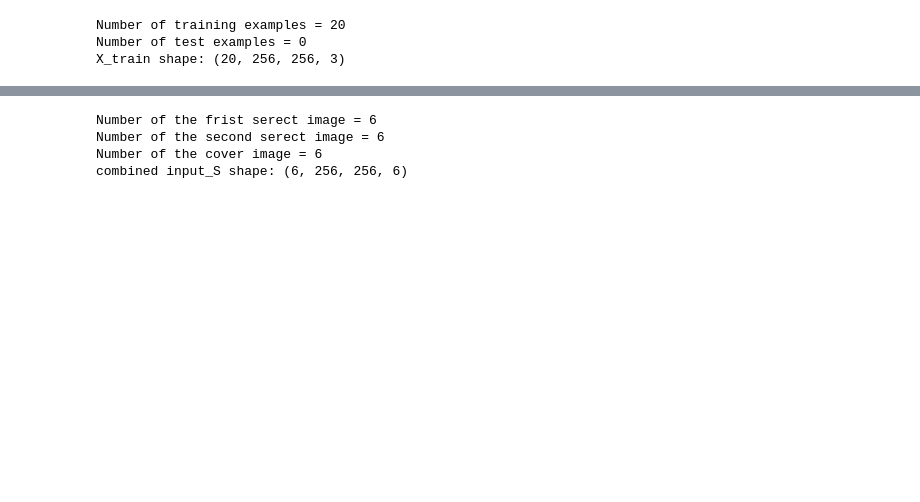
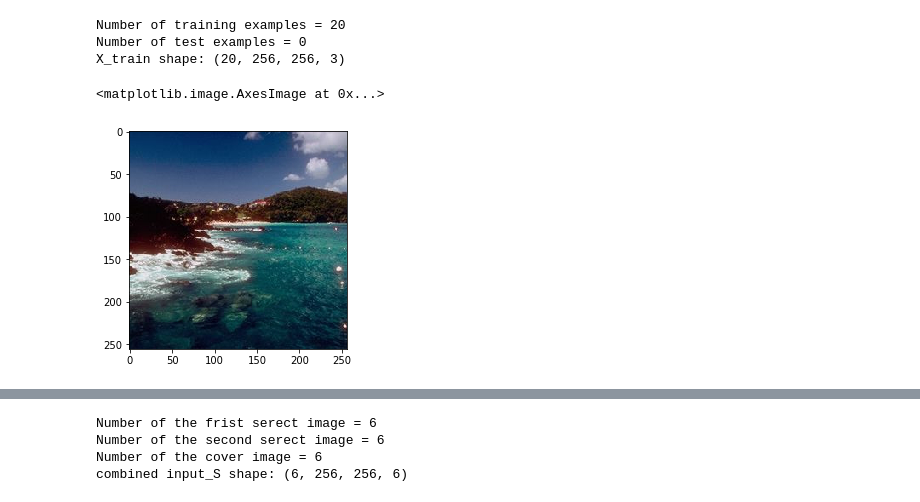
Before and after one commit to ZachariahPang/Math-110B-project3, a Jupyter notebook: Steg-NN-multi.ipynb, the cells around one changed output, grey strips where cells are left out. Drawn from its saved outputs; the diff is of its cells as text; code cells hidden in the pictures; blank space fills up the shorter version.

```diff
--- a/Steg-NN-multi.ipynb
+++ b/Steg-NN-multi.ipynb
@@ -144,3 +151,8 @@ input_S_2 = X_train[split_len:2*split_len]
 
 # C: cover image
 input_C = X_train[2*split_len:3*split_len]
+# %%
+plt.imshow(input_S_1[0])
+# %% [output]
+<matplotlib.image.AxesImage at 0x...>
+[figure, added]
```
Also changed, not shown: parts of 29 cells of this notebook.
